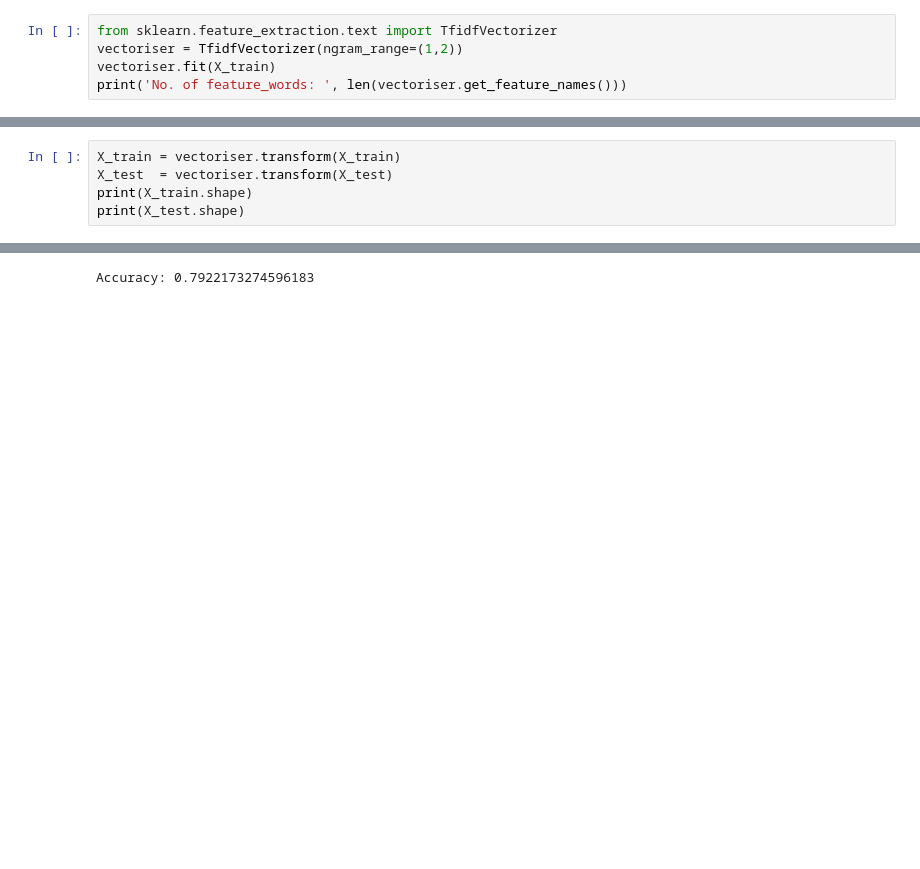
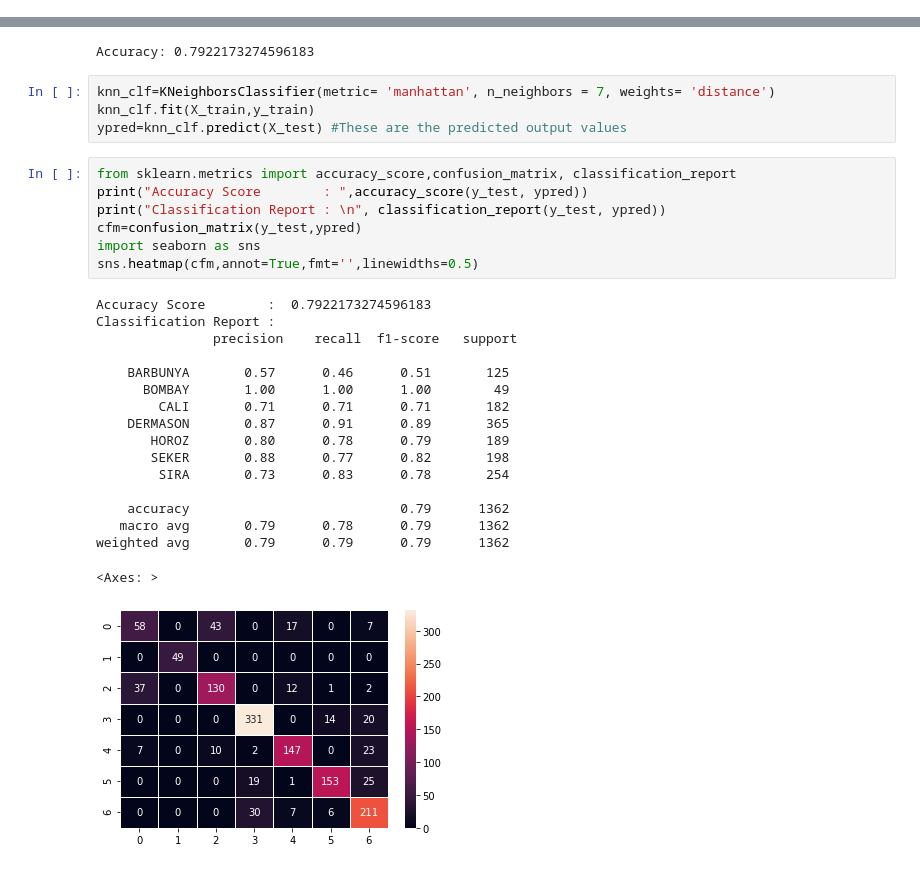
Before and after one commit to steph45607/CIDA, a Jupyter notebook: bean_knn.ipynb, the cells around one changed output, grey strips where cells are left out. Cells and saved outputs as stored; diff of their text form; blank space fills up the shorter version.

```diff
--- a/bean_knn.ipynb
+++ b/bean_knn.ipynb
@@ -86,8 +46,3 @@ print(X_test.shape)
 (13611, 16)
 (12249, 16)
 (1362, 16)
-# %%
-from sklearn.feature_extraction.text import TfidfVectorizer
-vectoriser = TfidfVectorizer(ngram_range=(1,2))
-vectoriser.fit(X_train)
-print('No. of feature_words: ', len(vectoriser.get_feature_names()))
@@ -96,5 +48,0 @@ No. of feature_words:  16
-# %%
-X_train = vectoriser.transform(X_train)
-X_test  = vectoriser.transform(X_test)
-print(X_train.shape)
-print(X_test.shape)
@@ -183,3 +100,32 @@ accuracy = accuracy_score(y_test, y_pred)
 print("Accuracy:", accuracy)
 # %% [output]
 Accuracy: 0.7922173274596183
+# %%
+knn_clf=KNeighborsClassifier(metric= 'manhattan', n_neighbors = 7, weights= 'distance')
+knn_clf.fit(X_train,y_train)
+ypred=knn_clf.predict(X_test) #These are the predicted output values
+# %%
+from sklearn.metrics import accuracy_score,confusion_matrix, classification_report
+print("Accuracy Score        : ",accuracy_score(y_test, ypred))
+print("Classification Report : \n", classification_report(y_test, ypred))
+cfm=confusion_matrix(y_test,ypred)
+import seaborn as sns
+sns.heatmap(cfm,annot=True,fmt='',linewidths=0.5)
+# %% [output]
+Accuracy Score        :  0.7922173274596183
+Classification Report :
+               precision    recall  f1-score   support
+
+    BARBUNYA       0.57      0.46      0.51       125
+      BOMBAY       1.00      1.00      1.00        49
+        CALI       0.71      0.71      0.71       182
+    DERMASON       0.87      0.91      0.89       365
+       HOROZ       0.80      0.78      0.79       189
+       SEKER       0.88      0.77      0.82       198
+        SIRA       0.73      0.83      0.78       254
+
+    accuracy                           0.79      1362
+   macro avg       0.79      0.78      0.79      1362
+weighted avg       0.79      0.79      0.79      1362
+<Axes: >
+[figure, added]
```
Also changed, not shown: parts of 9 cells of this notebook.
